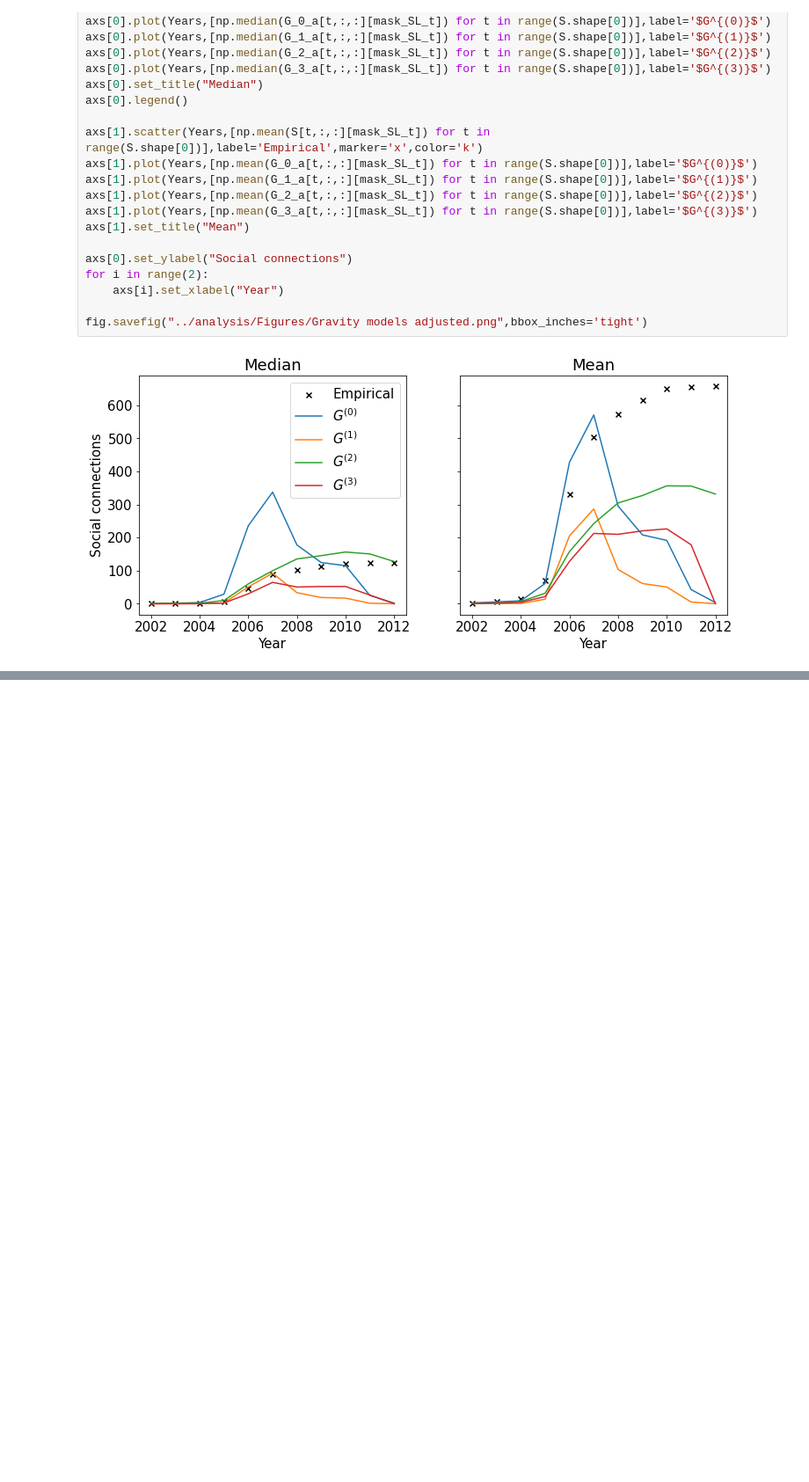
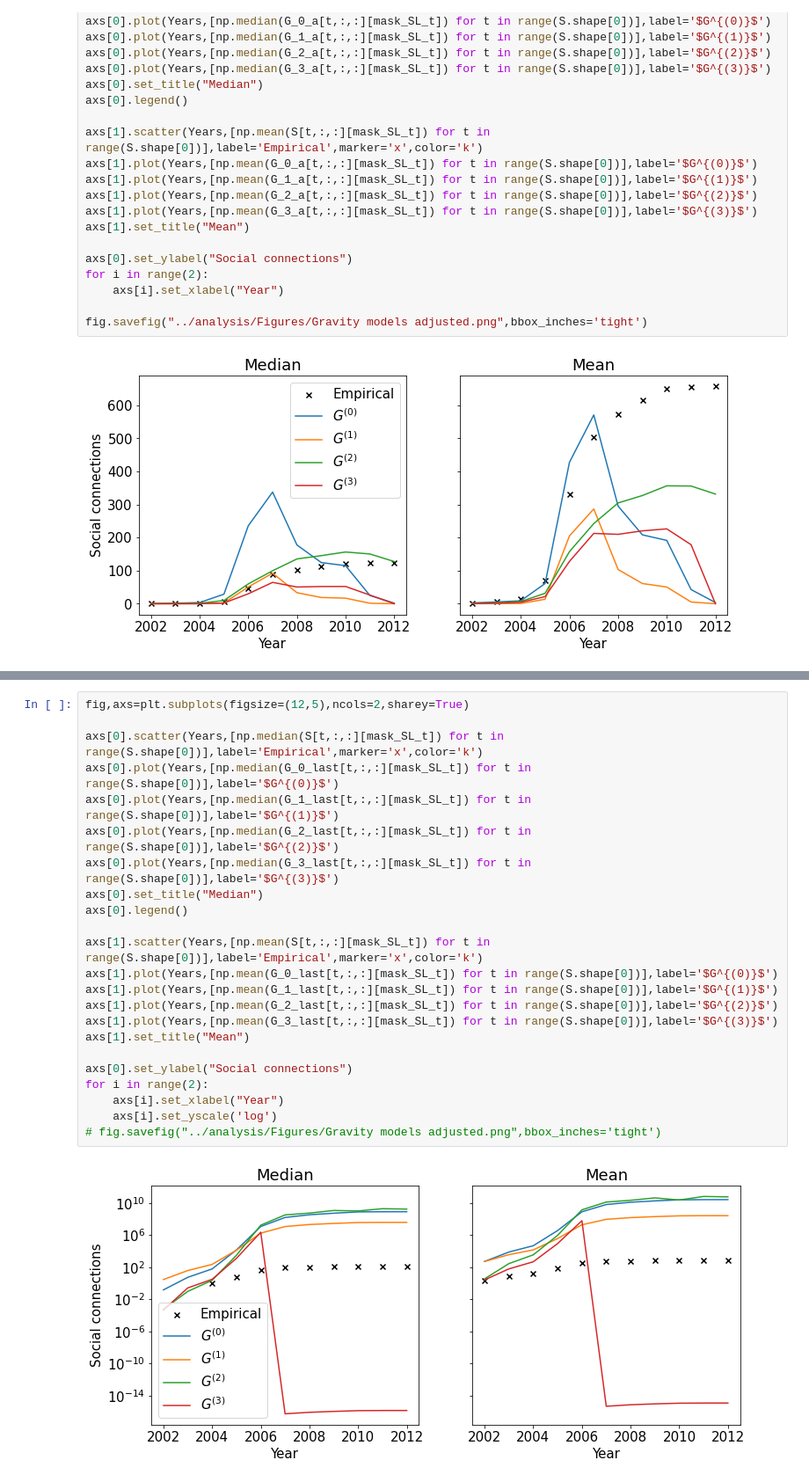
Before and after one commit to bokae/wwcs-2022-memory-of-social-connections, a Jupyter notebook: analysis/2-null model parameter inference.ipynb, the cells around one changed output, grey strips where cells are left out. Shown: that part at 88% size. Drawn from its saved outputs; the diff is of its cells as text; blank space fills up the shorter version.

```diff
--- a/analysis/2-null model parameter inference.ipynb
+++ b/analysis/2-null model parameter inference.ipynb
@@ -544,0 +676,25 @@ fig.savefig("../analysis/Figures/Gravity models adjusted.png",bbox_inches='tight
+# %%
+fig,axs=plt.subplots(figsize=(12,5),ncols=2,sharey=True)
+
+axs[0].scatter(Years,[np.median(S[t,:,:][mask_SL_t]) for t in range(S.shape[0])],label='Empirical',marker='x',color='k')
+axs[0].plot(Years,[np.median(G_0_last[t,:,:][mask_SL_t]) for t in range(S.shape[0])],label='$G^{(0)}$')
+axs[0].plot(Years,[np.median(G_1_last[t,:,:][mask_SL_t]) for t in range(S.shape[0])],label='$G^{(1)}$')
+axs[0].plot(Years,[np.median(G_2_last[t,:,:][mask_SL_t]) for t in range(S.shape[0])],label='$G^{(2)}$')
+axs[0].plot(Years,[np.median(G_3_last[t,:,:][mask_SL_t]) for t in range(S.shape[0])],label='$G^{(3)}$')
+axs[0].set_title("Median")
+axs[0].legend()
+
+axs[1].scatter(Years,[np.mean(S[t,:,:][mask_SL_t]) for t in range(S.shape[0])],label='Empirical',marker='x',color='k')
+axs[1].plot(Years,[np.mean(G_0_last[t,:,:][mask_SL_t]) for t in range(S.shape[0])],label='$G^{(0)}$')
+axs[1].plot(Years,[np.mean(G_1_last[t,:,:][mask_SL_t]) for t in range(S.shape[0])],label='$G^{(1)}$')
+axs[1].plot(Years,[np.mean(G_2_last[t,:,:][mask_SL_t]) for t in range(S.shape[0])],label='$G^{(2)}$')
+axs[1].plot(Years,[np.mean(G_3_last[t,:,:][mask_SL_t]) for t in range(S.shape[0])],label='$G^{(3)}$')
+axs[1].set_title("Mean")
+
+axs[0].set_ylabel("Social connections")
+for i in range(2):
+    axs[i].set_xlabel("Year")
+    axs[i].set_yscale('log')
+# fig.savefig("../analysis/Figures/Gravity models adjusted.png",bbox_inches='tight')
+# %% [output]
+[figure, added]
```
Also changed, not shown: parts of 13 cells of this notebook, 1 other file.
